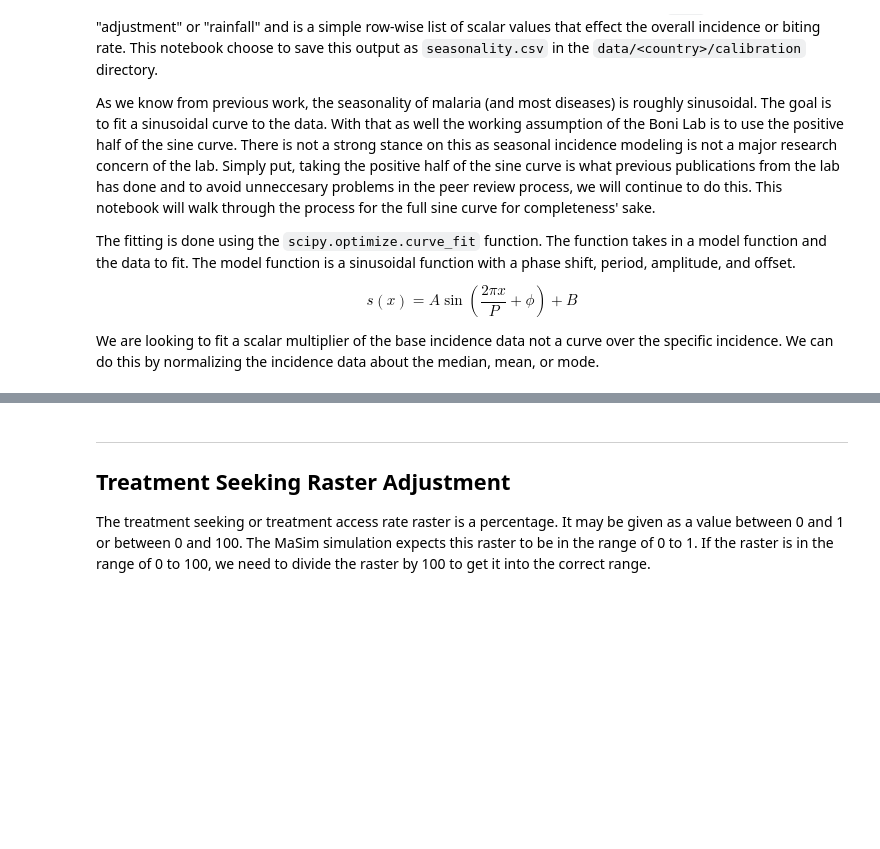
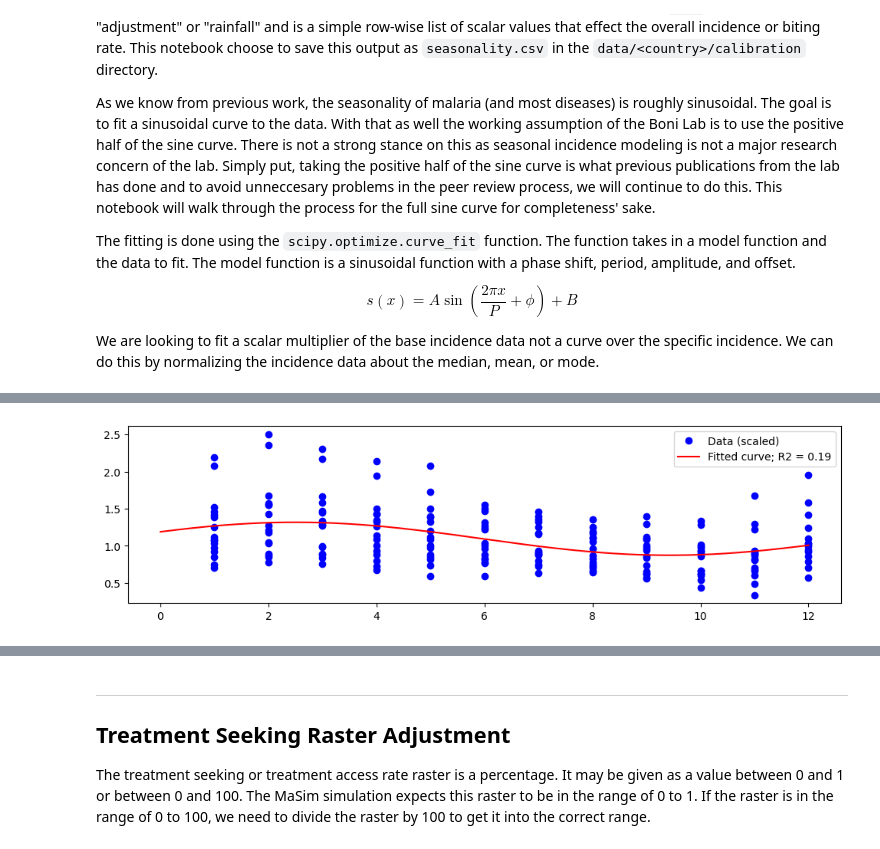
Before and after one commit to KienTTran/Country-Calibration-Pipeline, a Jupyter notebook: Calibration Notebook v2-MOZ_TEST.ipynb, the cells around one changed output, grey strips where cells are left out. Cells and saved outputs as stored; diff of their text form; code cells hidden in the pictures; blank space fills up the shorter version.

```diff
--- a/Calibration Notebook v2-MOZ_TEST.ipynb
+++ b/Calibration Notebook v2-MOZ_TEST.ipynb
@@ -289,0 +145,89 @@ Converted to pattern format
+# %%
+from scipy.stats import mode as spmode
+from scipy.optimize import curve_fit
+import numpy as np
+import pandas as pd
+from matplotlib import pyplot as plt
+from pathlib import Path
+
+def seasonality(x, amplitude, period, phase, offset):
+    """
+    Generate a seasonal signal according to a sinusoidal model.
+    """
+    return amplitude * np.sin((2 * np.pi / period) * (x - phase)) + offset
+
+cuamba = pd.read_csv(Path("data") / name / "incidence cuamba.csv")
+inharrime = pd.read_csv(Path("data") / name / "incidence inharrime.csv")
+c = cuamba[['month_num', 'cases/thousand']].copy()
+i = inharrime[['month_num', 'cases/thousand']].copy()
+s = pd.concat([c, i], axis=0)
+s = s.dropna()
+
+x = s['month_num'].to_numpy()
+y = s['cases/thousand'].to_numpy()
+
+fig, ax = plt.subplots(figsize=(12,3))
+ax.plot(x, y, 'ob', label='Data')
+ax.set_xlabel('Month')
+ax.set_ylabel('Cases/thousand')
+ax.set_title('Seasonal signal')
+plt.show()
+
+median = np.median(y)
+mean = np.mean(y)
+mode = spmode(y)
+
+fig, ax = plt.subplots(figsize=(12,3))
+ax.plot(x, y, 'ob', label='Data')
+ax.set_xlabel('Month')
+ax.set_ylabel('Cases/thousand')
+ax.set_title('Seasonal signal')
+ax.axhline(median, color='r', linestyle='--', label='Median')
+ax.axhline(mean, color='g', linestyle='--', label='Mean')
+ax.axhline(mode.mode, color='y', linestyle='--', label='Mode')
+ax.legend()
+plt.show()
+
+y_norm = y / median
+
+fig, ax = plt.subplots(figsize=(12,3))
+ax.plot(x, y_norm, 'ob', label='Normalized Data')
+ax.set_xlabel('Month')
+ax.set_ylabel('Cases/thousand')
+ax.set_title('Seasonal signal')
+ax.axhline(median / median, color='r', linestyle='--', label='Normalized Median')
+ax.axhline(mean / median, color='g', linestyle='--', label='Normalized Mean')
+ax.axhline(mode.mode / median, color='y', linestyle='--', label='Normalized Mode')
+ax.legend()
+plt.show()
+
+# Convert x from months to days before fitting
+x_days = x * (365.0 / 12.0)
+
+fit = curve_fit(seasonality, x_days, y_norm, p0=[1, 365, 0, 1])
+
+# Evaluate fitted curve on day scale for plotting (converted back to months for display)
+t_days = np.linspace(0, 365, 1000)
+t_months = t_days / (365.0 / 12.0)
+
+r2 = 1 - (np.sum((y_norm - seasonality(x_days, *fit[0]))**2) / np.sum((y_norm - np.mean(y_norm))**2))
+
+fig, ax = plt.subplots(figsize=(12,3))
+ax.plot(x, y_norm, 'ob', label='Data (scaled)')
+ax.plot(t_months, seasonality(t_days, *fit[0]), 'r-', label='Fitted curve; R2 = %.2f' % r2)
+ax.legend()
+plt.show()
+
+fig, ax = plt.subplots(figsize=(12,3))
+ax.plot(x, y, 'ob', label='Data (scaled)')
+ax.plot(t_months, seasonality(t_days, *fit[0]) * median, 'r-', label='Fitted curve; R2 = %.2f' % r2)
+ax.legend()
+plt.show()
+
+# Write the fit to a file for 365 days — now consistent with the fit
+fit_x = np.arange(1, 366)
+fit_y = seasonality(fit_x, *fit[0])  # fit_x is in days, same scale as fitting
+data = pd.DataFrame({"day": fit_x, "cases_per_thousand": fit_y})
+data.index = data["day"]
+data = data.drop(columns=["day"])
+# %% [output]
@@ -289,0 +237 @@ Converted to pattern format
+[figure, added]
```
Also changed, not shown: parts of 21 cells of this notebook, 15 other files.
